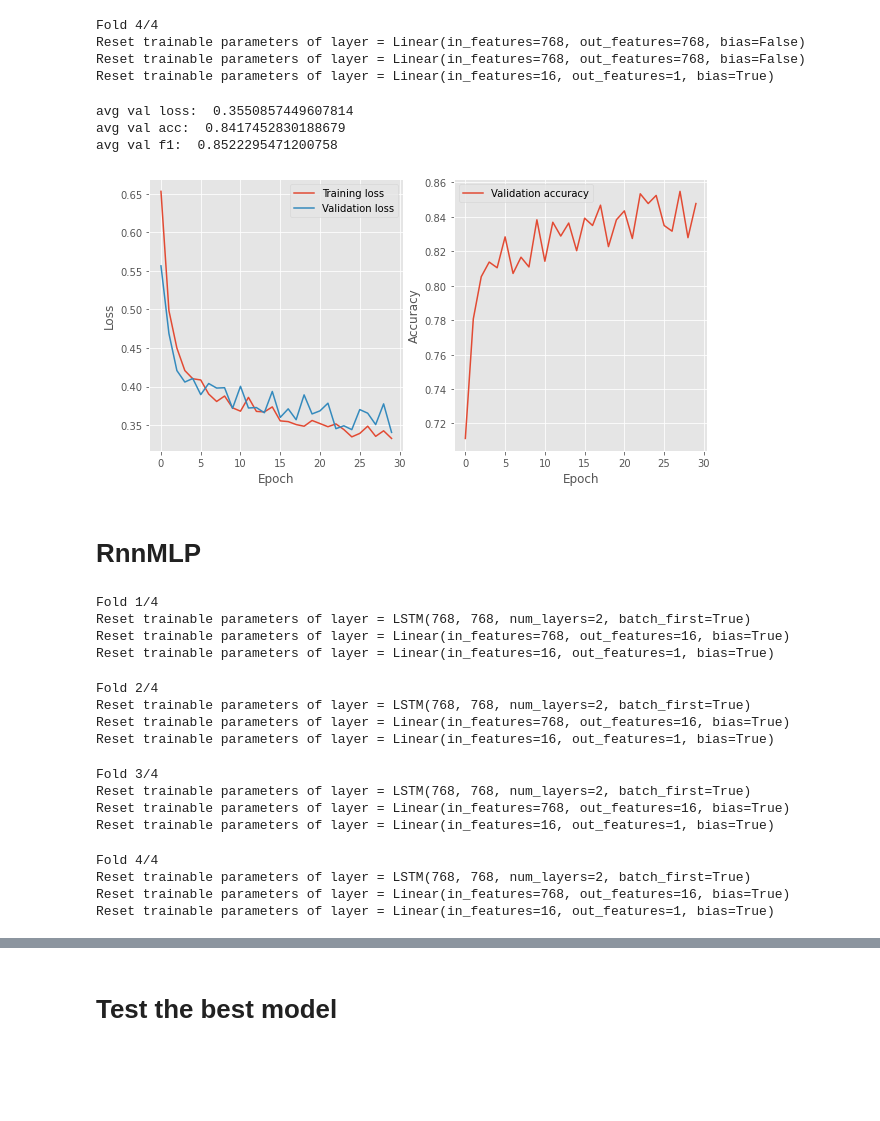
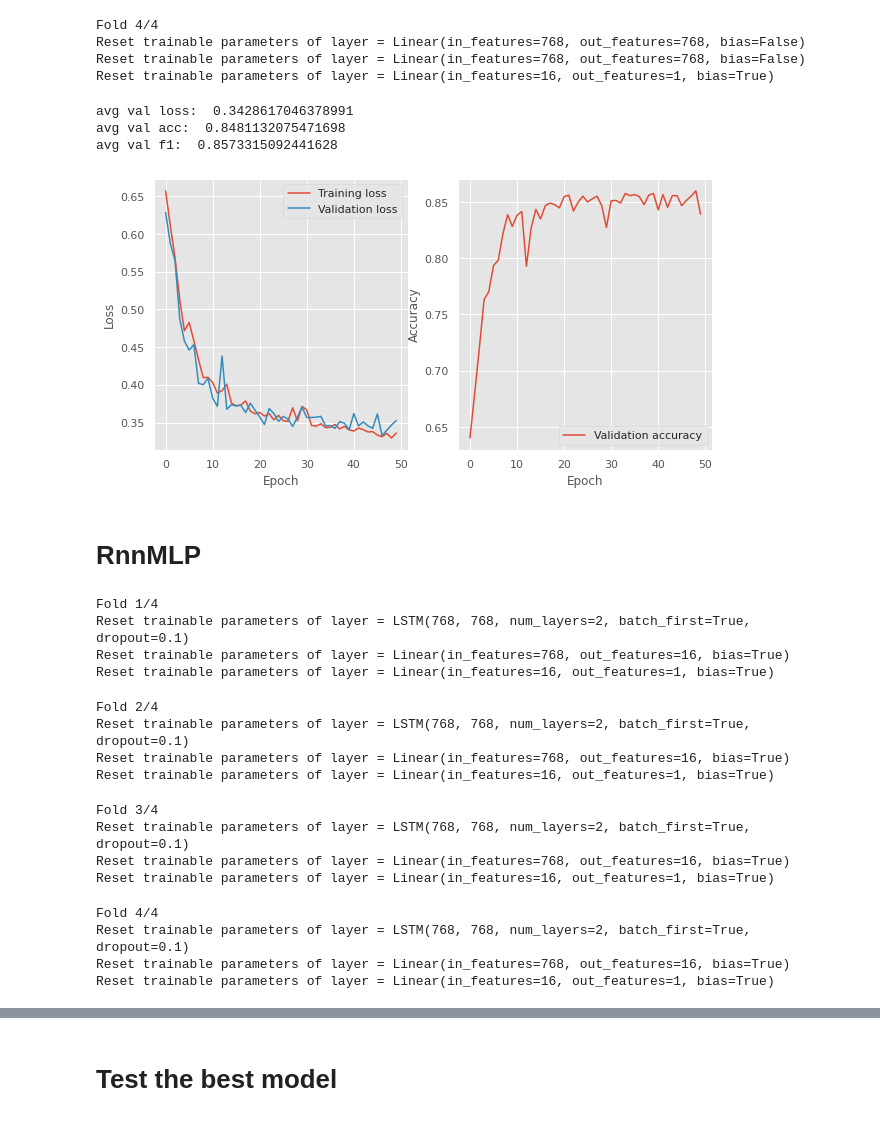
Before and after one commit to lilf4p/hlt-project, a Jupyter notebook: notebook/chunk_classification.ipynb, the cells around one changed output, grey strips where cells are left out. Cells and saved outputs as stored; diff of their text form; code cells hidden in the pictures; blank space fills up the shorter version.

```diff
--- a/notebook/chunk_classification.ipynb
+++ b/notebook/chunk_classification.ipynb
@@ -189,7 +226,7 @@ print("MLP F1:", f1)
 # check if windows or macos
 if (torch.cuda.is_available()):
     print("Running on GPU")
-    device = torch.device('cuda')
+    device = torch.device('cuda',1)
 elif (torch.backends.mps.is_available()):
     print("Running on MPS")
     device = torch.device('mps')
@@ -291,27 +328,25 @@ print('avg val loss: ', loss/len(results))
 print('avg val acc: ', acc/len(results))
 print('avg val f1: ', f1/len(results))
 # %% [output]
-avg val loss:  0.3550857449607814
-avg val acc:  0.8417452830188679
-avg val f1:  0.8522295471200758
+avg val loss:  0.3428617046378991
+avg val acc:  0.8481132075471698
+avg val f1:  0.8573315092441628
 # %%
-# print training and validation loss
+fold = 1
 plt.style.use('ggplot')
-
-# plot two image by side
 fig, ax = plt.subplots(1, 2, figsize=(10, 5))
-ax[0].plot(results[2]['stats']['train_losses'], label='Training loss')
-ax[0].plot(results[2]['stats']['val_losses'], label='Validation loss')
+ax[0].plot(results[fold]['stats']['train_losses'], label='Training loss')
+ax[0].plot(results[fold]['stats']['val_losses'], label='Validation loss')
 ax[0].legend()
 ax[0].set_xlabel('Epoch')
 ax[0].set_ylabel('Loss')
-ax[1].plot(results[2]['stats']['val_accs'], label='Validation accuracy')
+ax[1].plot(results[fold]['stats']['val_accs'], label='Validation accuracy')
 ax[1].legend()
 ax[1].set_xlabel('Epoch')
 ax[1].set_ylabel('Accuracy')
 plt.show()
 # %% [output]
-[figure, old version]
+[figure, new version]
 # %% [markdown]
 # RnnMLP
 # %%
@@ -345,30 +380,30 @@ class RNNHead(nn.Module):
 # %%
 from src.utils import k_fold_rnn
 # create the model
-model = RNNHead(768, 768, 2, 16, 1)
+model = RNNHead(768, 768, 2, 16, 1, dropout=0.1)
 model = model.to(device)
 results2 = k_fold_rnn(model,
             criterion=nn.BCELoss(),
-            optimizer=optim.Adam(model.parameters(), lr=0.001, weight_decay=1e-6),
+            optimizer=optim.Adam(model.parameters(), lr=0.001, weight_decay=1e-4),
             train_dataset=train_dataset,
             k_folds=4,
-            epochs=20,
+            epochs=50,
             batch_size=128)
 # %% [output]
 Fold 1/4
-Reset trainable parameters of layer = LSTM(768, 768, num_layers=2, batch_first=True)
+Reset trainable parameters of layer = LSTM(768, 768, num_layers=2, batch_first=True, dropout=0.1)
 Reset trainable parameters of layer = Linear(in_features=768, out_features=16, bias=True)
 Reset trainable parameters of layer = Linear(in_features=16, out_features=1, bias=True)
 Fold 2/4
-Reset trainable parameters of layer = LSTM(768, 768, num_layers=2, batch_first=True)
+Reset trainable parameters of layer = LSTM(768, 768, num_layers=2, batch_first=True, dropout=0.1)
 Reset trainable parameters of layer = Linear(in_features=768, out_features=16, bias=True)
 Reset trainable parameters of layer = Linear(in_features=16, out_features=1, bias=True)
 Fold 3/4
-Reset trainable parameters of layer = LSTM(768, 768, num_layers=2, batch_first=True)
+Reset trainable parameters of layer = LSTM(768, 768, num_layers=2, batch_first=True, dropout=0.1)
 Reset trainable parameters of layer = Linear(in_features=768, out_features=16, bias=True)
 Reset trainable parameters of layer = Linear(in_features=16, out_features=1, bias=True)
 Fold 4/4
-Reset trainable parameters of layer = LSTM(768, 768, num_layers=2, batch_first=True)
+Reset trainable parameters of layer = LSTM(768, 768, num_layers=2, batch_first=True, dropout=0.1)
 Reset trainable parameters of layer = Linear(in_features=768, out_features=16, bias=True)
 Reset trainable parameters of layer = Linear(in_features=16, out_features=1, bias=True)
 # %%
```
Also changed, not shown: parts of 11 cells of this notebook, 1 other file.
